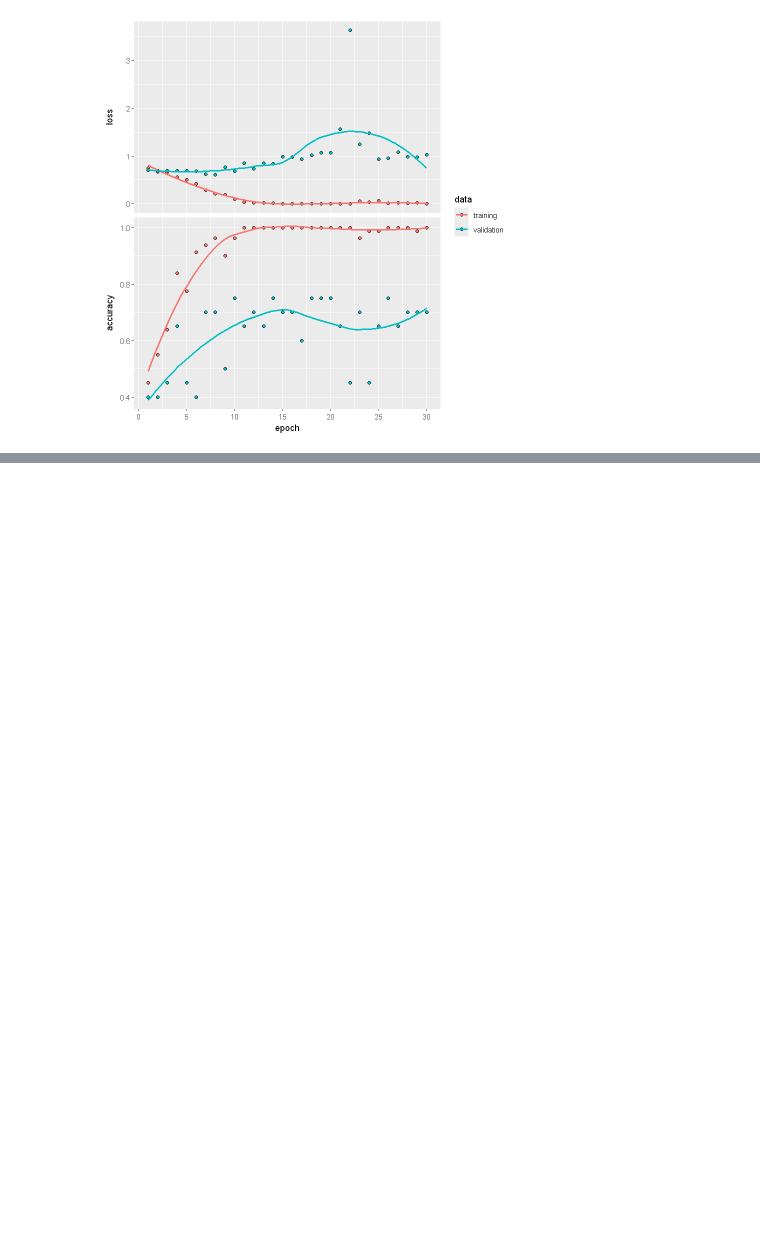
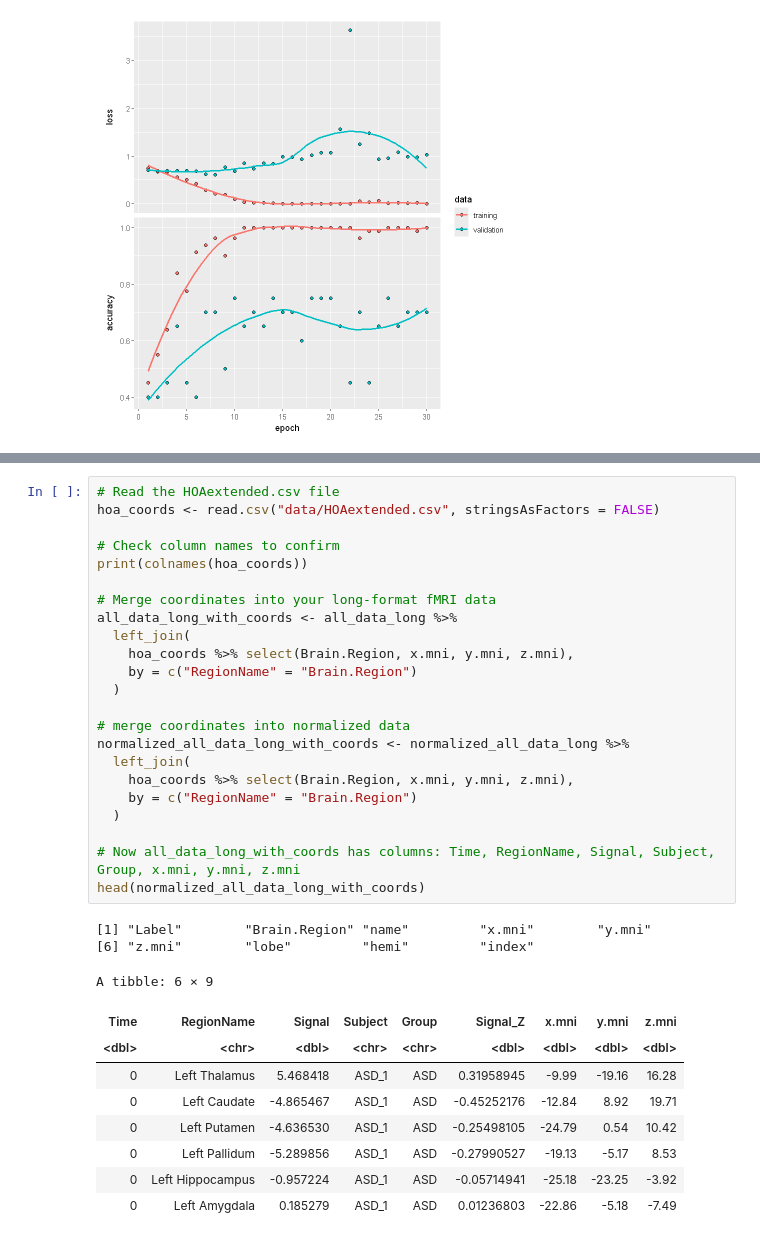
Before and after one commit to skaraoglu/UKF-CoupledOscillatorModel-fMRI, a Jupyter notebook: data.ipynb, the cells around one changed output, grey strips where cells are left out. Drawn from its saved outputs; the diff is of its cells as text; blank space fills up the shorter version.

```diff
--- a/data.ipynb
+++ b/data.ipynb
@@ -2941,0 +3162,35 @@ print(hoa112$z.mni[idx])
+# %%
+# Read the HOAextended.csv file
+hoa_coords <- read.csv("data/HOAextended.csv", stringsAsFactors = FALSE)
+
+# Check column names to confirm
+print(colnames(hoa_coords))
+
+# Merge coordinates into your long-format fMRI data
+all_data_long_with_coords <- all_data_long %>%
+  left_join(
+    hoa_coords %>% select(Brain.Region, x.mni, y.mni, z.mni),
+    by = c("RegionName" = "Brain.Region")
+  )
+
+# merge coordinates into normalized data
+normalized_all_data_long_with_coords <- normalized_all_data_long %>%
+  left_join(
+    hoa_coords %>% select(Brain.Region, x.mni, y.mni, z.mni),
+    by = c("RegionName" = "Brain.Region")
+  )
+
+# Now all_data_long_with_coords has columns: Time, RegionName, Signal, Subject, Group, x.mni, y.mni, z.mni
+head(normalized_all_data_long_with_coords)
+# %% [output]
+[1] "Label"        "Brain.Region" "name"         "x.mni"        "y.mni"
+[6] "z.mni"        "lobe"         "hemi"         "index"
+A tibble: 6 × 9
+| Time | RegionName | Signal | Subject | Group | Signal_Z | x.mni | y.mni | z.mni |
+| <dbl> | <chr> | <dbl> | <chr> | <chr> | <dbl> | <dbl> | <dbl> | <dbl> |
+| 0 | Left Thalamus | 5.468418 | ASD_1 | ASD | 0.31958945 | -9.99 | -19.16 | 16.28 |
+| 0 | Left Caudate | -4.865467 | ASD_1 | ASD | -0.45252176 | -12.84 | 8.92 | 19.71 |
+| 0 | Left Putamen | -4.636530 | ASD_1 | ASD | -0.25498105 | -24.79 | 0.54 | 10.42 |
+| 0 | Left Pallidum | -5.289856 | ASD_1 | ASD | -0.27990527 | -19.13 | -5.17 | 8.53 |
+| 0 | Left Hippocampus | -0.957224 | ASD_1 | ASD | -0.05714941 | -25.18 | -23.25 | -3.92 |
+| 0 | Left Amygdala | 0.185279 | ASD_1 | ASD | 0.01236803 | -22.86 | -5.18 | -7.49 |
```
Also changed, not shown: parts of 24 cells of this notebook.
